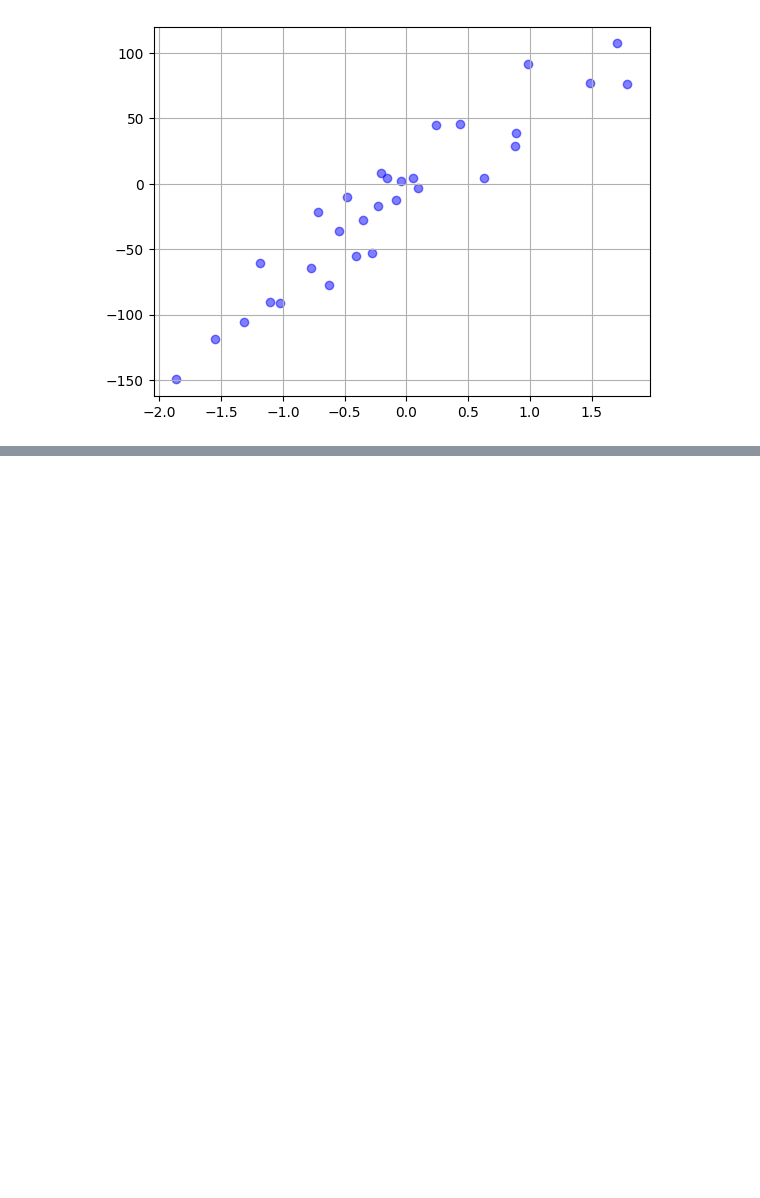
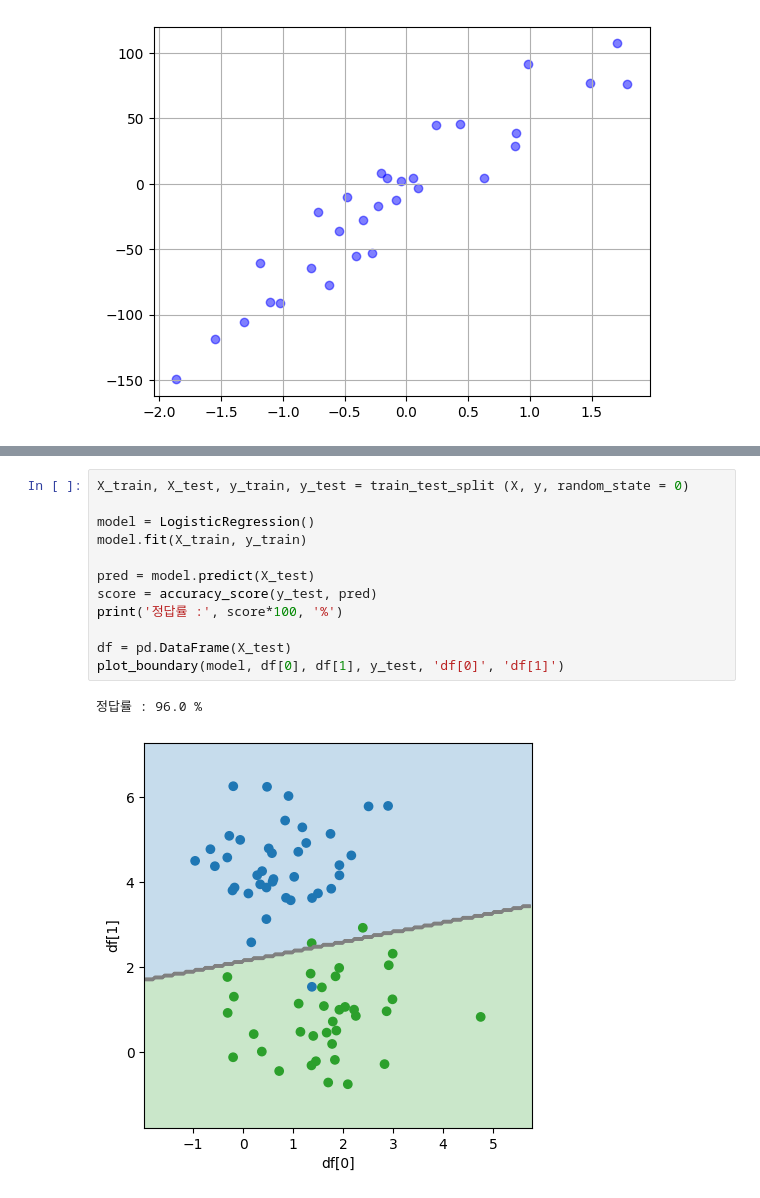
Before and after one commit to thekaszsz/ML_book, a Jupyter notebook: sklearn_regression.ipynb, the cells around one changed output, grey strips where cells are left out. Saved outputs shown, nothing was run; the diff lists cells and outputs as text; blank space fills up the shorter version.

```diff
--- a/sklearn_regression.ipynb
+++ b/sklearn_regression.ipynb
@@ -21,0 +133,15 @@ plt.show()
+# %%
+X_train, X_test, y_train, y_test = train_test_split (X, y, random_state = 0)
+
+model = LogisticRegression()
+model.fit(X_train, y_train)
+
+pred = model.predict(X_test)
+score = accuracy_score(y_test, pred)
+print('정답률 :', score*100, '%')
+
+df = pd.DataFrame(X_test)
+plot_boundary(model, df[0], df[1], y_test, 'df[0]', 'df[1]')
+# %% [output]
+정답률 : 96.0 %
+[figure, added]
```
Also changed, not shown: parts of 8 cells of this notebook.
